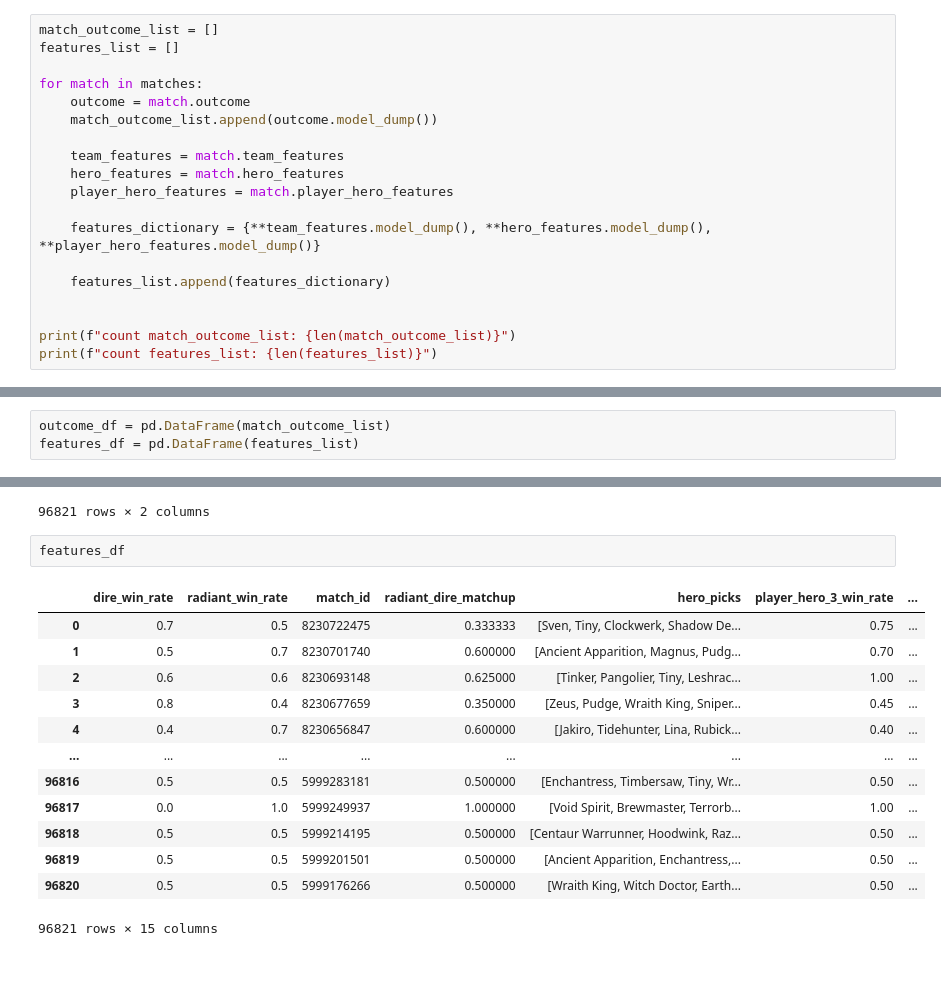
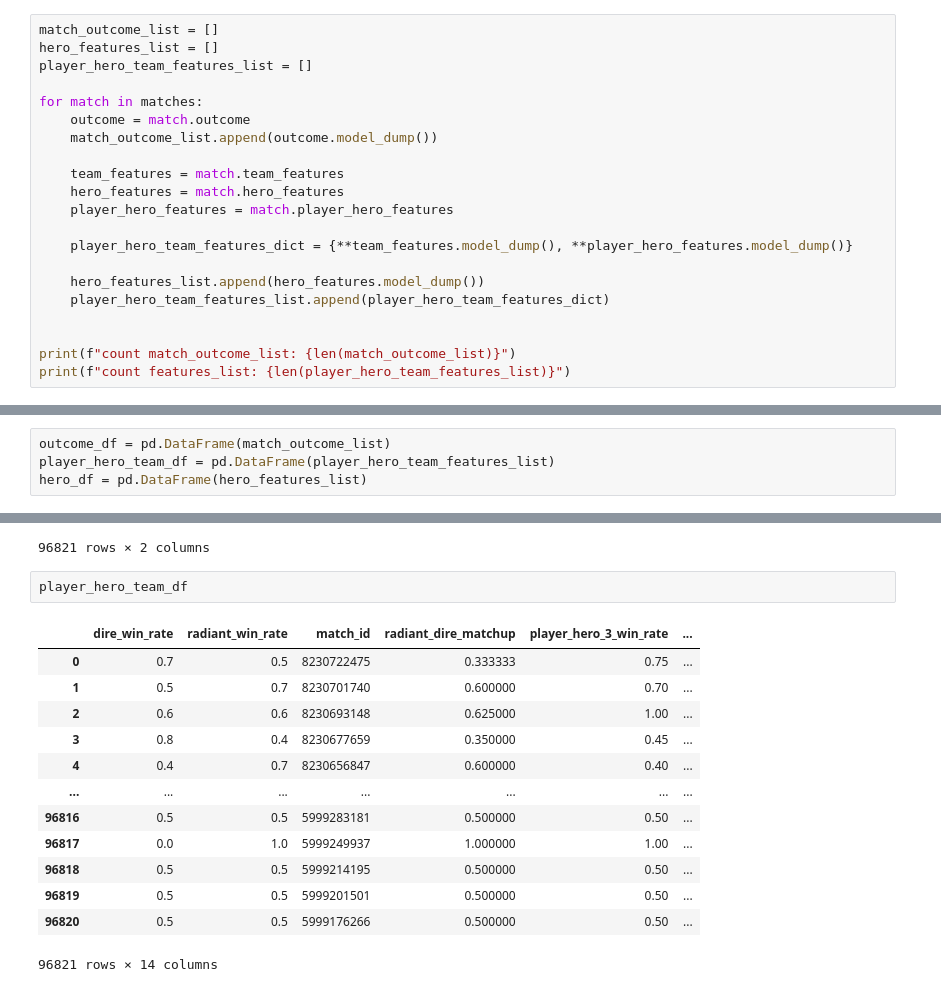
Before and after one commit to Haochen92/dota2pred, a Jupyter notebook: model_factory/notebook/build_model.ipynb, the cells around one changed output, grey strips where cells are left out. Drawn from its saved outputs; the diff is of its cells as text.

Commit message:
test model performance on various base features

```diff
--- a/model_factory/notebook/build_model.ipynb
+++ b/model_factory/notebook/build_model.ipynb
@@ -44,7 +44,8 @@ dota_oracle_common.repositories.match_repository - Found 96821 MatchTable detail
 number of matches: 96821
 # %%
 match_outcome_list = []
-features_list = []
+hero_features_list = []
+player_hero_team_features_list = []
 
 for match in matches:
     outcome = match.outcome
@@ -54,19 +55,21 @@ for match in matches:
     hero_features = match.hero_features
     player_hero_features = match.player_hero_features
 
-    features_dictionary = {**team_features.model_dump(), **hero_features.model_dump(), **player_hero_features.model_dump()}
+    player_hero_team_features_dict = {**team_features.model_dump(), **player_hero_features.model_dump()}
 
-    features_list.append(features_dictionary)
+    hero_features_list.append(hero_features.model_dump())
+    player_hero_team_features_list.append(player_hero_team_features_dict)
 
 
 print(f"count match_outcome_list: {len(match_outcome_list)}")
-print(f"count features_list: {len(features_list)}")
+print(f"count features_list: {len(player_hero_team_features_list)}")
 # %% [output]
 count match_outcome_list: 96821
 count features_list: 96821
 # %%
 outcome_df = pd.DataFrame(match_outcome_list)
-features_df = pd.DataFrame(features_list)
+player_hero_team_df = pd.DataFrame(player_hero_team_features_list)
+hero_df = pd.DataFrame(hero_features_list)
 # %%
 outcome_df
 # %% [output]
@@ -84,18 +87,18 @@ outcome_df
 | 96820 | 5999176266 | True |
 96821 rows × 2 columns
 # %%
-features_df
+player_hero_team_df
 # %% [output]
-|  | dire_win_rate | radiant_win_rate | match_id | radiant_dire_matchup | hero_picks | player_hero_3_win_rate | ... |
-| 0 | 0.7 | 0.5 | 8230722475 | 0.333333 | [Sven, Tiny, Clockwerk, Shadow De... | 0.75 | ... |
-| 1 | 0.5 | 0.7 | 8230701740 | 0.600000 | [Ancient Apparition, Magnus, Pudg... | 0.70 | ... |
-| 2 | 0.6 | 0.6 | 8230693148 | 0.625000 | [Tinker, Pangolier, Tiny, Leshrac... | 1.00 | ... |
-| 3 | 0.8 | 0.4 | 8230677659 | 0.350000 | [Zeus, Pudge, Wraith King, Sniper... | 0.45 | ... |
-| 4 | 0.4 | 0.7 | 8230656847 | 0.600000 | [Jakiro, Tidehunter, Lina, Rubick... | 0.40 | ... |
-| ... | ... | ... | ... | ... | ... | ... | ... |
-| 96816 | 0.5 | 0.5 | 5999283181 | 0.500000 | [Enchantress, Timbersaw, Tiny, Wr... | 0.50 | ... |
-| 96817 | 0.0 | 1.0 | 5999249937 | 1.000000 | [Void Spirit, Brewmaster, Terrorb... | 1.00 | ... |
-| 96818 | 0.5 | 0.5 | 5999214195 | 0.500000 | [Centaur Warrunner, Hoodwink, Raz... | 0.50 | ... |
-| 96819 | 0.5 | 0.5 | 5999201501 | 0.500000 | [Ancient Apparition, Enchantress,... | 0.50 | ... |
-| 96820 | 0.5 | 0.5 | 5999176266 | 0.500000 | [Wraith King, Witch Doctor, Earth... | 0.50 | ... |
+|  | dire_win_rate | radiant_win_rate | match_id | radiant_dire_matchup | player_hero_3_win_rate | ... |
+| 0 | 0.7 | 0.5 | 8230722475 | 0.333333 | 0.75 | ... |
+| 1 | 0.5 | 0.7 | 8230701740 | 0.600000 | 0.70 | ... |
+| 2 | 0.6 | 0.6 | 8230693148 | 0.625000 | 1.00 | ... |
+| 3 | 0.8 | 0.4 | 8230677659 | 0.350000 | 0.45 | ... |
+| 4 | 0.4 | 0.7 | 8230656847 | 0.600000 | 0.40 | ... |
+| ... | ... | ... | ... | ... | ... | ... |
+| 96816 | 0.5 | 0.5 | 5999283181 | 0.500000 | 0.50 | ... |
+| 96817 | 0.0 | 1.0 | 5999249937 | 1.000000 | 1.00 | ... |
+| 96818 | 0.5 | 0.5 | 5999214195 | 0.500000 | 0.50 | ... |
+| 96819 | 0.5 | 0.5 | 5999201501 | 0.500000 | 0.50 | ... |
+| 96820 | 0.5 | 0.5 | 5999176266 | 0.500000 | 0.50 | ... |
-96821 rows × 15 columns
+96821 rows × 14 columns
```
Also changed, not shown: parts of 13 cells of this notebook, 1 other file.
